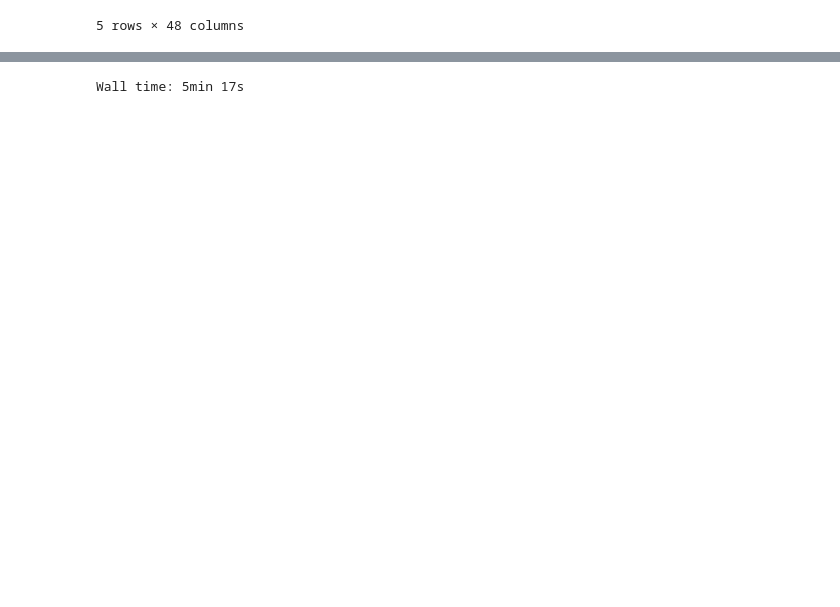
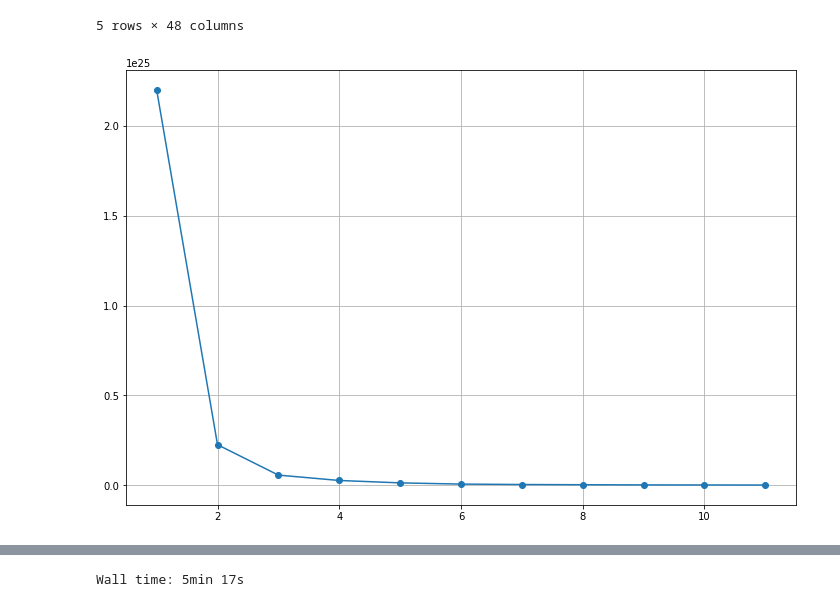
Before and after one commit to ViniViniAntunes/AceleraDev_DataScience-Codenation, a Jupyter notebook: Projeto_Final/3-Modelando.ipynb, the cells around one changed output, grey strips where cells are left out. Cells and saved outputs as stored; diff of their text form; code cells hidden in the pictures; blank space fills up the shorter version.

```diff
--- a/Projeto_Final/3-Modelando.ipynb
+++ b/Projeto_Final/3-Modelando.ipynb
@@ -87,3 +88,17 @@ portifolio1 = troca_bool_para_numero(portifolio1)
 portifolio2 = troca_bool_para_numero(portifolio2)
 portifolio3 = troca_bool_para_numero(portifolio3)
 market = troca_bool_para_numero(market)
+# %%
+%%time
+inertia = []
+for i in range(1, 12):
+    kmeans = KMeans(n_clusters=i, random_state=42)
+    kmeans.fit(market)
+    inertia.append((i, kmeans.inertia_,))
+
+plt.figure(figsize=(12, 8))
+plt.grid(True)
+plt.plot([w[0] for w in inertia], [w[1] for w in inertia], marker='o')
+plt.show()
+# %% [output]
+[figure, added]
```
Also changed, not shown: parts of 5 cells of this notebook.
